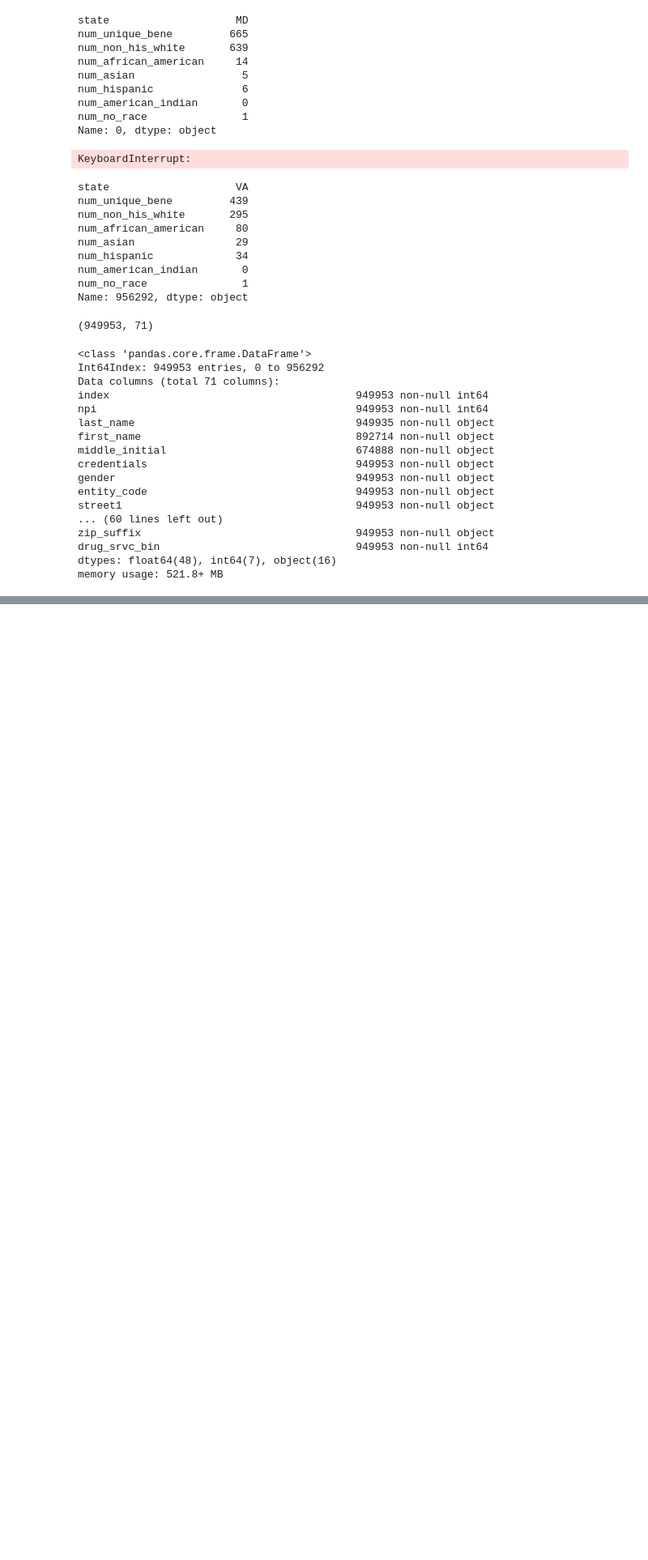
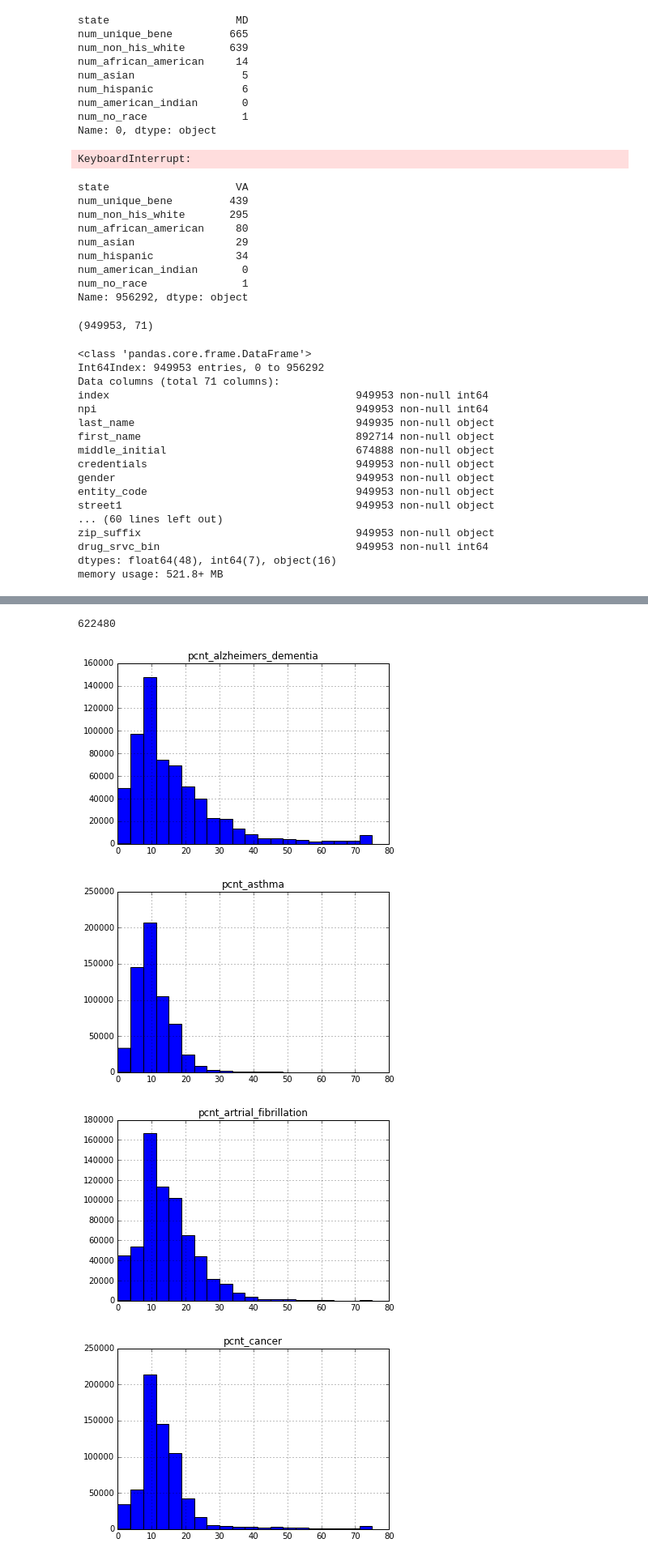
Before and after one commit to aurel1212/medicare-project, a Jupyter notebook: script/util_payments_agg_clean.ipynb, the cells around one changed output, grey strips where cells are left out. Shown at 81% size. Cells and saved outputs as stored; diff of their text form; code cells hidden in the pictures; blank space fills up the shorter version.

```diff
--- a/script/util_payments_agg_clean.ipynb
+++ b/script/util_payments_agg_clean.ipynb
@@ -606,7 +606,7 @@ def impute_dem(row, df_state):
         return row
     else:
         missing_cols = row[row.isnull()==True].index
-        norm_percent = df_state[df_state['state']==state][missing_cols].sum(axis=1)
+        norm_percent = df_state[df_state['state']==state][missing_cols].sum(axis=1) + .01
 
         for col in missing_cols:
             row[col] = round((df_state[df_state['state']==state][col]/norm_percent) * num_missing)
@@ -687,0 +736,20 @@ df_util.to_csv('/home/ubuntu/medicare-project/data/medicare_util_pay_agg_race_cl
+# %%
+def impute_dem_remainder(row):
+    mask_race_sum = [
+                     'num_non_his_white',
+                     'num_african_american',
+                     'num_asian',
+                     'num_hispanic',
+                     'num_american_indian',
+                     'num_no_race']
+    num_missing = row['num_unique_bene'] - (row[mask_race_sum].sum())
+    print num_missing
+    if num_missing == 0:
+        return row
+    else:
+        missing_cols = row[row.isnull()==True].index
+        for col in missing_cols:
+            row[col] = round(num_missing/len(missing_cols))
+        return row
+# %%
+df_util[race_cols][df_util[race_cols].isnull().any(axis=1)] = df_util[race_cols][df_util[race_cols].isnull().any(axis=1)].apply(lambda x: impute_dem_remainder(x), axis=1)
@@ -687,0 +801,29 @@ df_util.to_csv('/home/ubuntu/medicare-project/data/medicare_util_pay_agg_race_cl
+# %%
+disease_cols = ['pcnt_alzheimers_dementia',
+                'pcnt_asthma',
+                'pcnt_artrial_fibrillation',
+                'pcnt_cancer',
+                'pcnt_chronic_obstructive_pulmonary',
+                'pcnt_depression',
+                'pcnt_diabetes',
+                'pcnt_heart_failure',
+                'pcnt_hypertension',
+                'pcnt_ischemic_heart',
+                'pcnt_osteoporosis',
+                'pcnt_rheumatoid_arthritis_osteoarthirtis',
+                'pcnt_schizophrenia_psychotic',
+                'pcnt_stroke']
+# %%
+sum(df_util[disease_cols].isnull().any(axis=1))
+# %% [output]
+622480
+# %%
+for i in disease_cols:
+    df_util[i].hist(bins=20)
+    plt.title(i)
+    plt.show()
+# %% [output]
+[figure, added]
+[figure, added]
+[figure, added]
+[figure, added]
```
Also changed, not shown: parts of 19 cells of this notebook, 1 other file.
